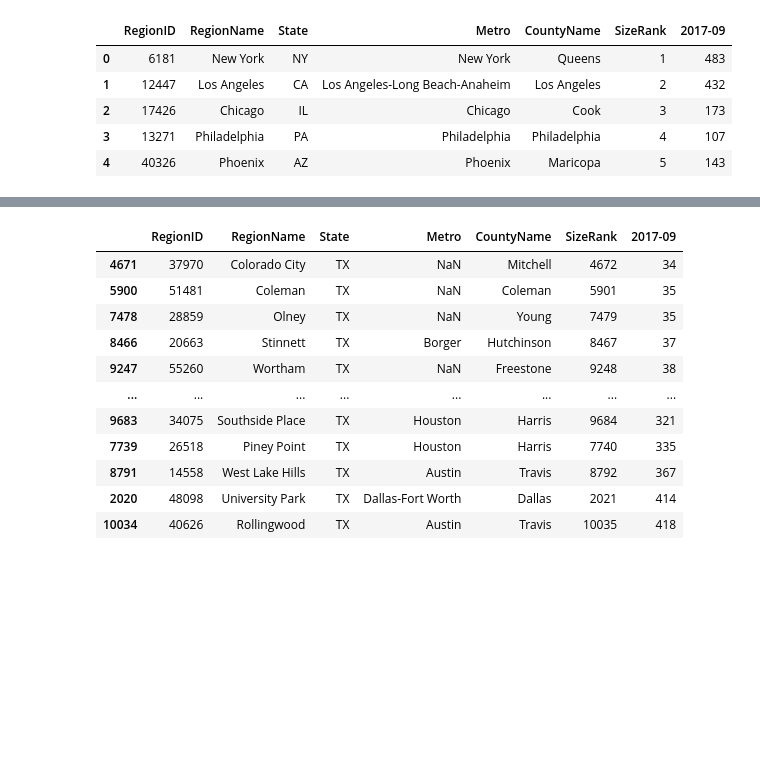
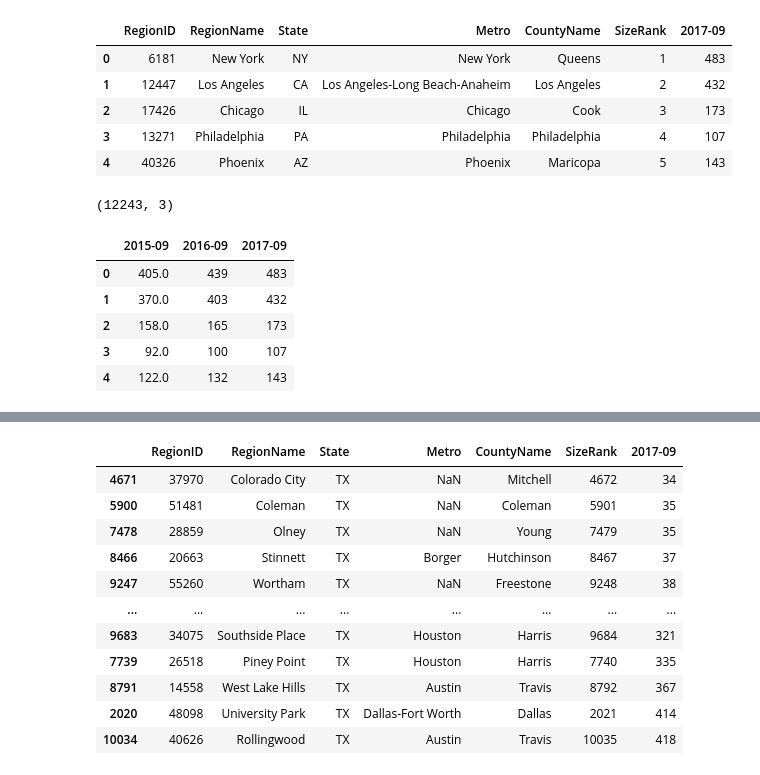
Before and after one commit to taylor-curran/vrb-know, a Jupyter notebook: data/property_value_cost/exploring_sqft_data.ipynb, the cells around one changed output, grey strips where cells are left out. Cells and saved outputs as stored; diff of their text form; code cells hidden in the pictures; blank space fills up the shorter version.

```diff
--- a/data/property_value_cost/exploring_sqft_data.ipynb
+++ b/data/property_value_cost/exploring_sqft_data.ipynb
@@ -61,3 +61,15 @@ sm_sqft.head()
 | 2 | 17426 | Chicago | IL | Chicago | Cook | 3 | 173 |
 | 3 | 13271 | Philadelphia | PA | Philadelphia | Philadelphia | 4 | 107 |
 | 4 | 40326 | Phoenix | AZ | Phoenix | Maricopa | 5 | 143 |
+# %%
+growth = sqft[['2015-09', '2016-09', '2017-09']]
+print(growth.shape)
+growth.head()
+# %% [output]
+(12243, 3)
+|  | 2015-09 | 2016-09 | 2017-09 |
+| 0 | 405.0 | 439 | 483 |
+| 1 | 370.0 | 403 | 432 |
+| 2 | 158.0 | 165 | 173 |
+| 3 | 92.0 | 100 | 107 |
+| 4 | 122.0 | 132 | 143 |
```
Also changed, not shown: parts of 8 cells of this notebook, 9 other files.
